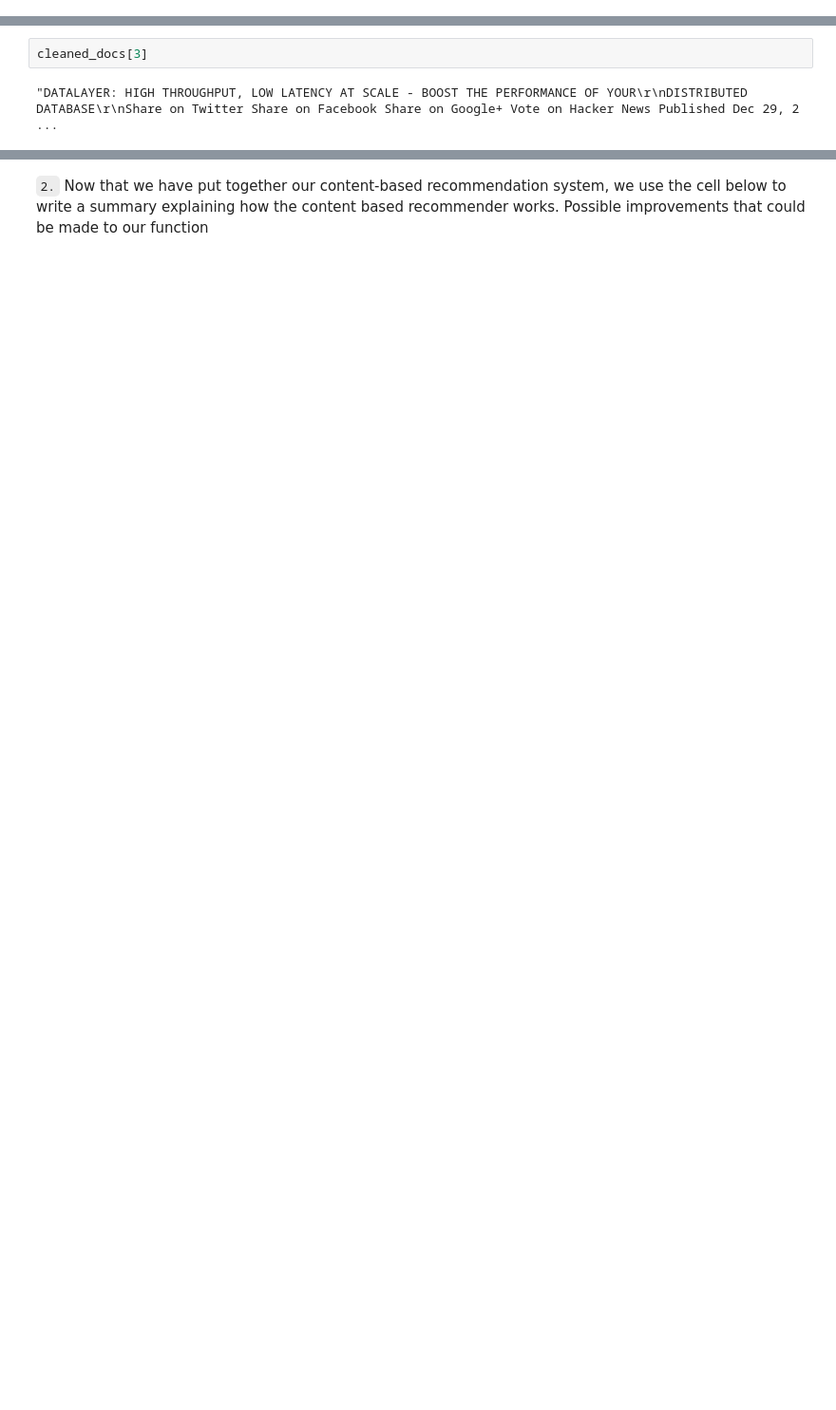
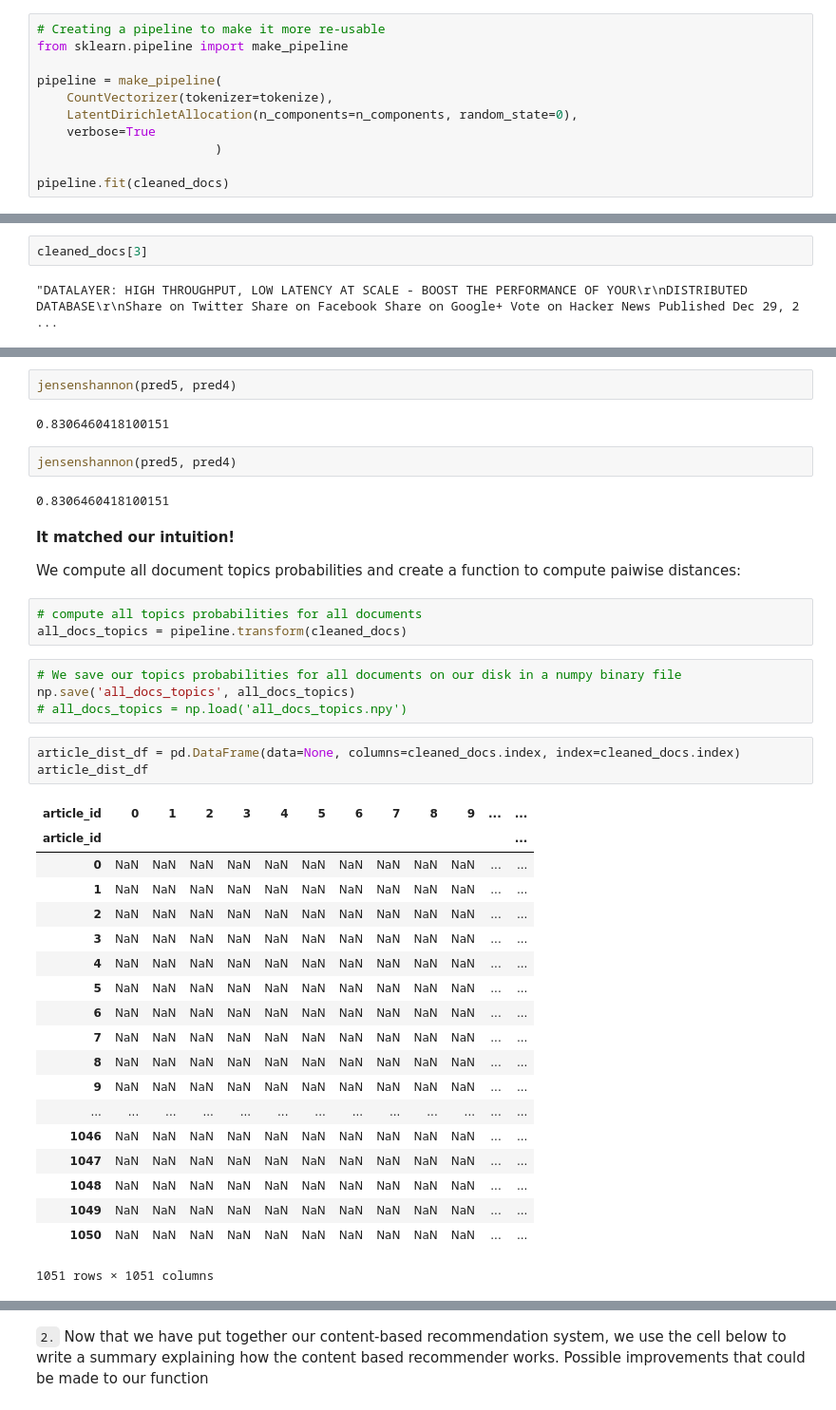
Before and after one commit to marcelokscunha/projects, a Jupyter notebook: recommendations/Recommendations_with_IBM.ipynb, the cells around one changed output, grey strips where cells are left out. Shown at 95% size. Saved outputs shown, nothing was run; the diff lists cells and outputs as text; blank space fills up the shorter version.

```diff
--- a/recommendations/Recommendations_with_IBM.ipynb
+++ b/recommendations/Recommendations_with_IBM.ipynb
@@ -977,0 +1100,11 @@ We create a new articles dataframe. Columns are the 30 topics and each row is an
+# %%
+# Creating a pipeline to make it more re-usable
+from sklearn.pipeline import make_pipeline
+
+pipeline = make_pipeline(
+    CountVectorizer(tokenizer=tokenize),
+    LatentDirichletAllocation(n_components=n_components, random_state=0),
+    verbose=True
+                        )
+
+pipeline.fit(cleaned_docs)
@@ -1141,0 +1174,42 @@ def make_content_recs():
+# %%
+jensenshannon(pred5, pred4)
+# %% [output]
+0.8306460418100151
+# %%
+jensenshannon(pred5, pred4)
+# %% [output]
+0.8306460418100151
+# %% [markdown]
+**It matched our intuition!**
+
+We compute all document topics probabilities and create a function to compute paiwise distances:
+# %%
+# compute all topics probabilities for all documents
+all_docs_topics = pipeline.transform(cleaned_docs)
+# %%
+# We save our topics probabilities for all documents on our disk in a numpy binary file
+np.save('all_docs_topics', all_docs_topics)
+# all_docs_topics = np.load('all_docs_topics.npy')
+# %%
+article_dist_df = pd.DataFrame(data=None, columns=cleaned_docs.index, index=cleaned_docs.index)
+article_dist_df
+# %% [output]
+| article_id | 0 | 1 | 2 | 3 | 4 | 5 | 6 | 7 | 8 | 9 | ... | ... |
+| article_id |  |  |  |  |  |  |  |  |  |  |  | ... |
+| 0 | NaN | NaN | NaN | NaN | NaN | NaN | NaN | NaN | NaN | NaN | ... | ... |
+| 1 | NaN | NaN | NaN | NaN | NaN | NaN | NaN | NaN | NaN | NaN | ... | ... |
+| 2 | NaN | NaN | NaN | NaN | NaN | NaN | NaN | NaN | NaN | NaN | ... | ... |
+| 3 | NaN | NaN | NaN | NaN | NaN | NaN | NaN | NaN | NaN | NaN | ... | ... |
+| 4 | NaN | NaN | NaN | NaN | NaN | NaN | NaN | NaN | NaN | NaN | ... | ... |
+| 5 | NaN | NaN | NaN | NaN | NaN | NaN | NaN | NaN | NaN | NaN | ... | ... |
+| 6 | NaN | NaN | NaN | NaN | NaN | NaN | NaN | NaN | NaN | NaN | ... | ... |
+| 7 | NaN | NaN | NaN | NaN | NaN | NaN | NaN | NaN | NaN | NaN | ... | ... |
+| 8 | NaN | NaN | NaN | NaN | NaN | NaN | NaN | NaN | NaN | NaN | ... | ... |
+| 9 | NaN | NaN | NaN | NaN | NaN | NaN | NaN | NaN | NaN | NaN | ... | ... |
+| ... | ... | ... | ... | ... | ... | ... | ... | ... | ... | ... | ... | ... |
+| 1046 | NaN | NaN | NaN | NaN | NaN | NaN | NaN | NaN | NaN | NaN | ... | ... |
+| 1047 | NaN | NaN | NaN | NaN | NaN | NaN | NaN | NaN | NaN | NaN | ... | ... |
+| 1048 | NaN | NaN | NaN | NaN | NaN | NaN | NaN | NaN | NaN | NaN | ... | ... |
+| 1049 | NaN | NaN | NaN | NaN | NaN | NaN | NaN | NaN | NaN | NaN | ... | ... |
+| 1050 | NaN | NaN | NaN | NaN | NaN | NaN | NaN | NaN | NaN | NaN | ... | ... |
+1051 rows × 1051 columns
```
Also changed, not shown: parts of 87 cells of this notebook, 3 other files.
